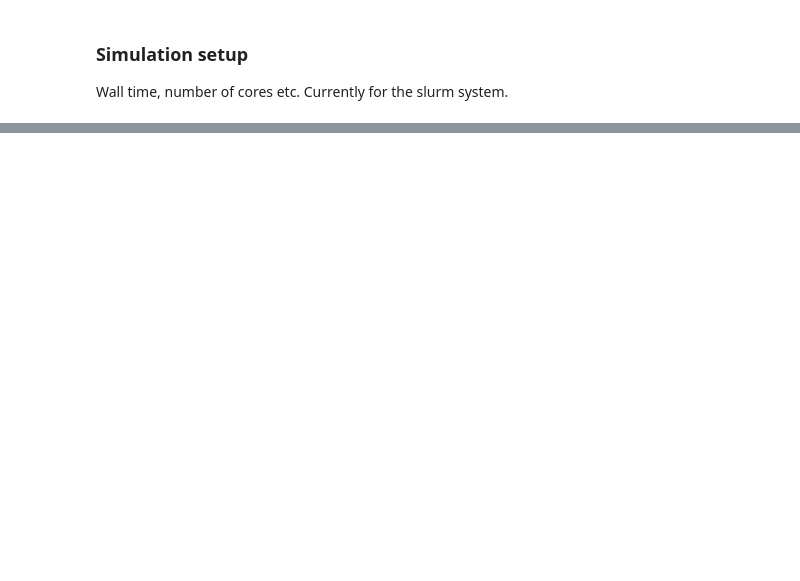
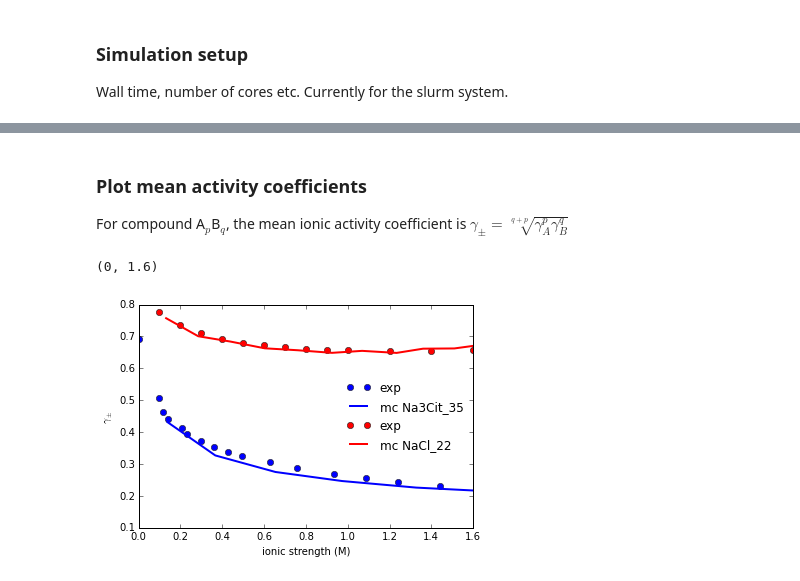
Before and after one commit to mlund/faunus-notebooks, a Jupyter notebook: activity-coefficients/excess.ipynb, the cells around one changed output, grey strips where cells are left out. Cells and saved outputs as stored; diff of their text form; code cells hidden in the pictures; blank space fills up the shorter version.

```diff
--- a/activity-coefficients/excess.ipynb
+++ b/activity-coefficients/excess.ipynb
@@ -170,19 +196,31 @@ print(salts['NaCl_2.3'])
-# %%
-# experimental data
-exp = np.loadtxt('exp-nacl-coeff.csv', delimiter=',', skiprows=1, unpack=True)
-plt.plot(exp[0], exp[1], 'ko', label='exp')
-
-for salt,d in salts.iteritems():
-    # mean ionic activity coefficient
-    gamma = np.sqrt( np.array(d.gamma_cation) * np.array(d.gamma_anion) )
-
-    # molar concentration = activity / gamma
-    molarity = d.activities / gamma
-
-    plt.plot( molarity, gamma, label='mc '+salt, lw=2)
-
-plt.legend(loc=0, frameon=False)
-
-plt.ylabel('$\gamma_{\pm}$')
-plt.xlabel('molarity')
-#plt.xlim((0.1,1.7))
+# %% [markdown]
+### Plot mean activity coefficients
+
+For compound A$_p$B$_q$, the mean ionic activity coefficient is $ \gamma_{\pm} = \sqrt[q+p]{ \gamma_A^p \gamma_B^q}$
+# %%
+def ionicstrength(c, n1, n2, z1, z2):
+    return 0.5*( n1*c*z1**2 + n2*c*z2**2 )
+
+def meanactivity(gA, gB, p, q):
+    ''' mean ionic activity coefficitnt'''
+    return ( gA**p * gB**q ) ** (1.0/(p+q))
+
+for salt,d in salts.iteritems():
+    # experiment
+    C, g = np.loadtxt(d.exp, delimiter=',', skiprows=1, unpack=True)
+    I = ionicstrength( C, d.n1, d.n2, d.z1, d.z2)
+    plt.plot(I, g, marker='o', label='exp', ls='none', color=d.color)
+
+    gamma    = meanactivity( np.array(d.g1), np.array(d.g2), d.n1, d.n2 )
+    molarity = d.activities / gamma
+    I        = ionicstrength(molarity, d.n1, d.n2, d.z1, d.z2)
+
+    plt.plot( I, gamma, label='mc '+salt, lw=2, color=d.color)
+
+plt.legend(loc=0, frameon=False)
+plt.ylabel('$\gamma_{\pm}$')
+plt.xlabel('ionic strength (M)')
+plt.xlim(0,1.6)
+# %% [output]
+(0, 1.6)
+[figure, added]
```
Also changed, not shown: parts of 11 cells of this notebook.
